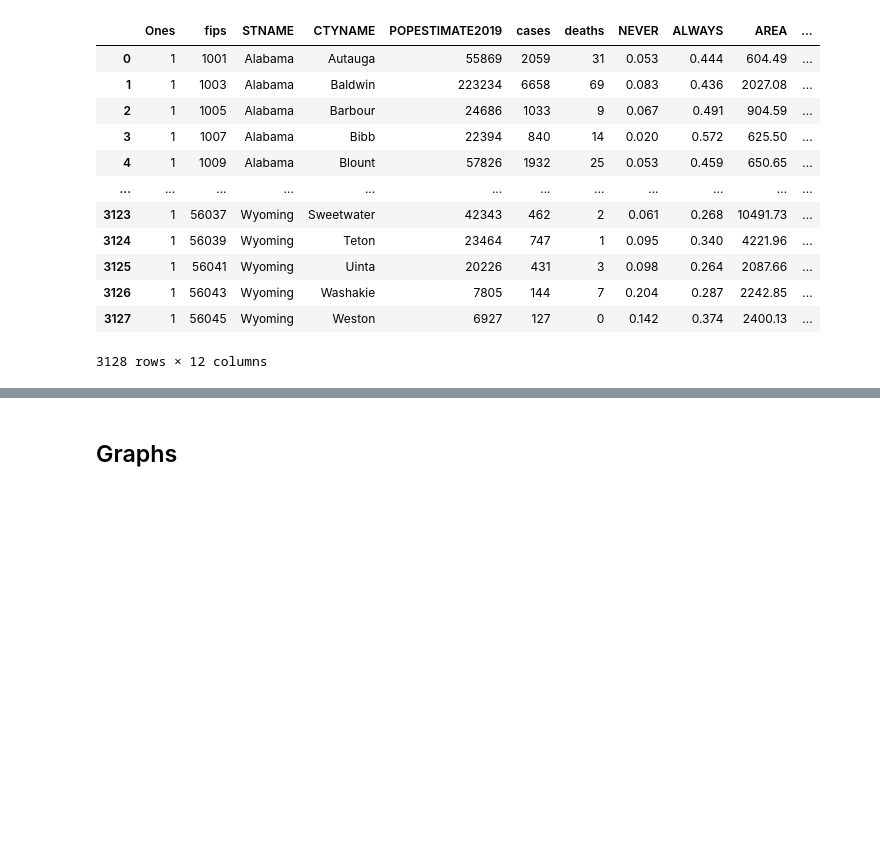
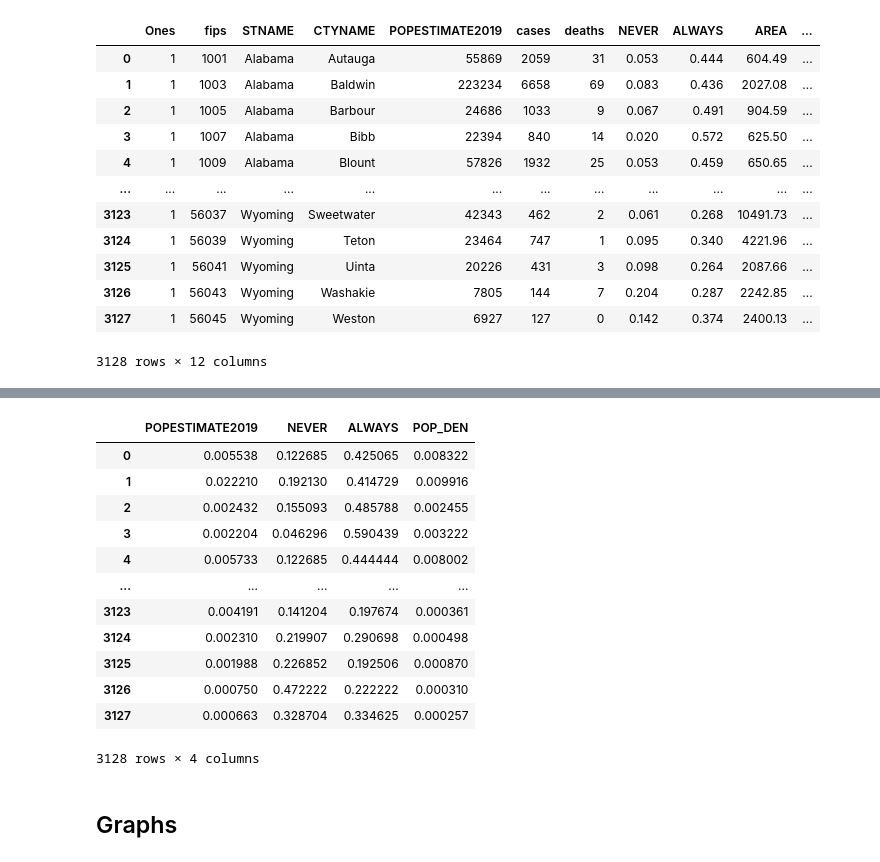
Before and after one commit to pstrawbr/County-Level-COVID-19-Prediction, a Jupyter notebook: Final Models.ipynb, the cells around one changed output, grey strips where cells are left out. Drawn from its saved outputs; the diff is of its cells as text; code cells hidden in the pictures; blank space fills up the shorter version.

```diff
--- a/Final Models.ipynb
+++ b/Final Models.ipynb
@@ -116,3 +143,26 @@ df
+# %%
+columns = ['POPESTIMATE2019','NEVER','ALWAYS','POP_DEN']
+for col in columns:
+    temp = normalize(df[col])
+    if col == 'POPESTIMATE2019':
+        normal_svm = pd.DataFrame(temp, columns=[col])
+    else:
+        normal_svm.insert(columns.index(col), col, temp)
+normal_svm
+# %% [output]
+|  | POPESTIMATE2019 | NEVER | ALWAYS | POP_DEN |
+| 0 | 0.005538 | 0.122685 | 0.425065 | 0.008322 |
+| 1 | 0.022210 | 0.192130 | 0.414729 | 0.009916 |
+| 2 | 0.002432 | 0.155093 | 0.485788 | 0.002455 |
+| 3 | 0.002204 | 0.046296 | 0.590439 | 0.003222 |
+| 4 | 0.005733 | 0.122685 | 0.444444 | 0.008002 |
+| ... | ... | ... | ... | ... |
+| 3123 | 0.004191 | 0.141204 | 0.197674 | 0.000361 |
+| 3124 | 0.002310 | 0.219907 | 0.290698 | 0.000498 |
+| 3125 | 0.001988 | 0.226852 | 0.192506 | 0.000870 |
+| 3126 | 0.000750 | 0.472222 | 0.222222 | 0.000310 |
+| 3127 | 0.000663 | 0.328704 | 0.334625 | 0.000257 |
+3128 rows × 4 columns
 # %% [markdown]
 ## Graphs
 # %%
```
Also changed, not shown: parts of 13 cells of this notebook, 1 other file.
